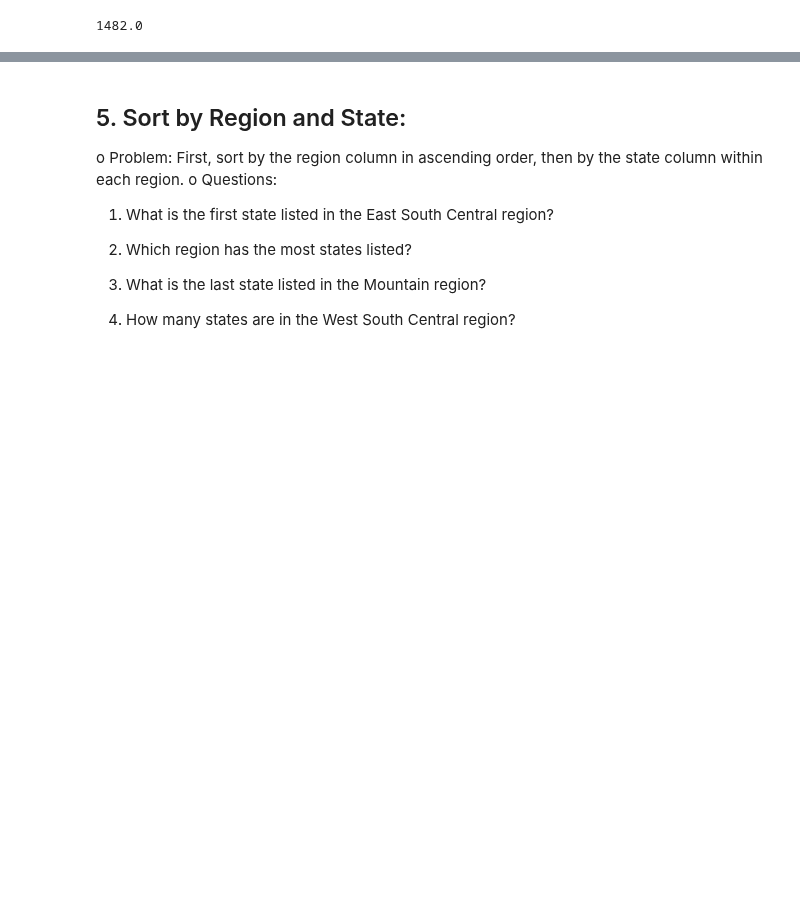
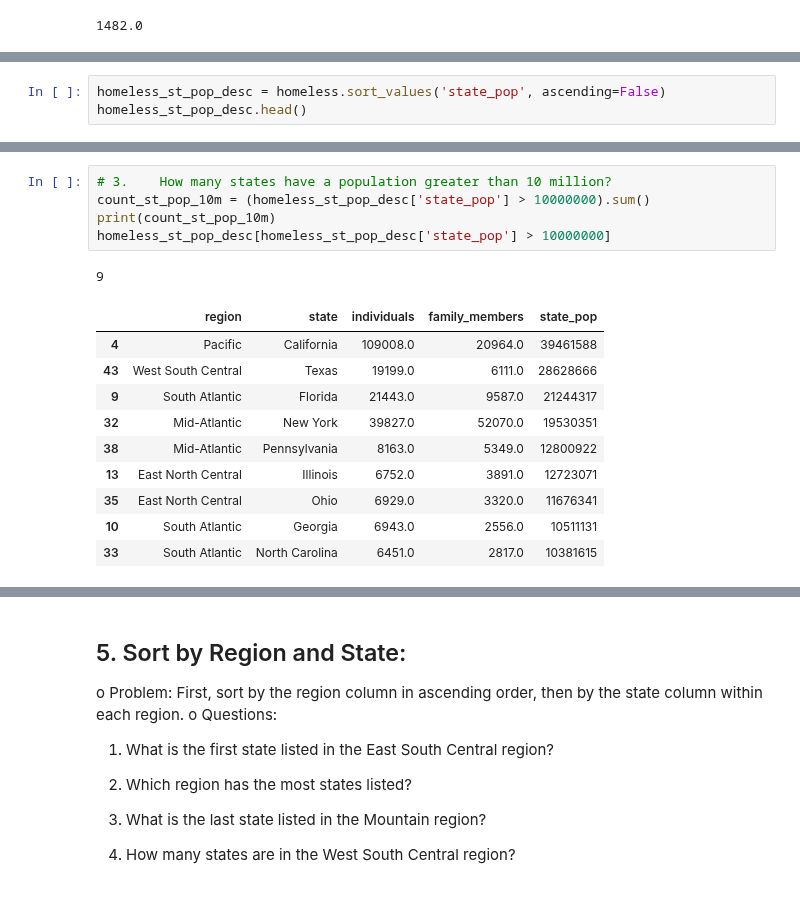
Before and after one commit to S827/python-programs, a Jupyter notebook: EDAPractice/DMWithPandas/CH1_TransformingDataframes/Homelessness_Exercise.ipynb, the cells around one changed output, grey strips where cells are left out. Drawn from its saved outputs; the diff is of its cells as text; blank space fills up the shorter version.

```diff
--- a/EDAPractice/DMWithPandas/CH1_TransformingDataframes/Homelessness_Exercise.ipynb
+++ b/EDAPractice/DMWithPandas/CH1_TransformingDataframes/Homelessness_Exercise.ipynb
@@ -216,3 +217,6 @@ o	Questions:
 3.	How many states have a population greater than 10 million?
 
 4.	What is the total population of the top five states?
+# %%
+homeless_st_pop_desc = homeless.sort_values('state_pop', ascending=False)
+homeless_st_pop_desc.head()
@@ -218,0 +249,17 @@ o	Questions:
+# %%
+# 3.	How many states have a population greater than 10 million?
+count_st_pop_10m = (homeless_st_pop_desc['state_pop'] > 10000000).sum()
+print(count_st_pop_10m)
+homeless_st_pop_desc[homeless_st_pop_desc['state_pop'] > 10000000]
+# %% [output]
+9
+|  | region | state | individuals | family_members | state_pop |
+| 4 | Pacific | California | 109008.0 | 20964.0 | 39461588 |
+| 43 | West South Central | Texas | 19199.0 | 6111.0 | 28628666 |
+| 9 | South Atlantic | Florida | 21443.0 | 9587.0 | 21244317 |
+| 32 | Mid-Atlantic | New York | 39827.0 | 52070.0 | 19530351 |
+| 38 | Mid-Atlantic | Pennsylvania | 8163.0 | 5349.0 | 12800922 |
+| 13 | East North Central | Illinois | 6752.0 | 3891.0 | 12723071 |
+| 35 | East North Central | Ohio | 6929.0 | 3320.0 | 11676341 |
+| 10 | South Atlantic | Georgia | 6943.0 | 2556.0 | 10511131 |
+| 33 | South Atlantic | North Carolina | 6451.0 | 2817.0 | 10381615 |
```
Also changed, not shown: parts of 4 cells of this notebook.
